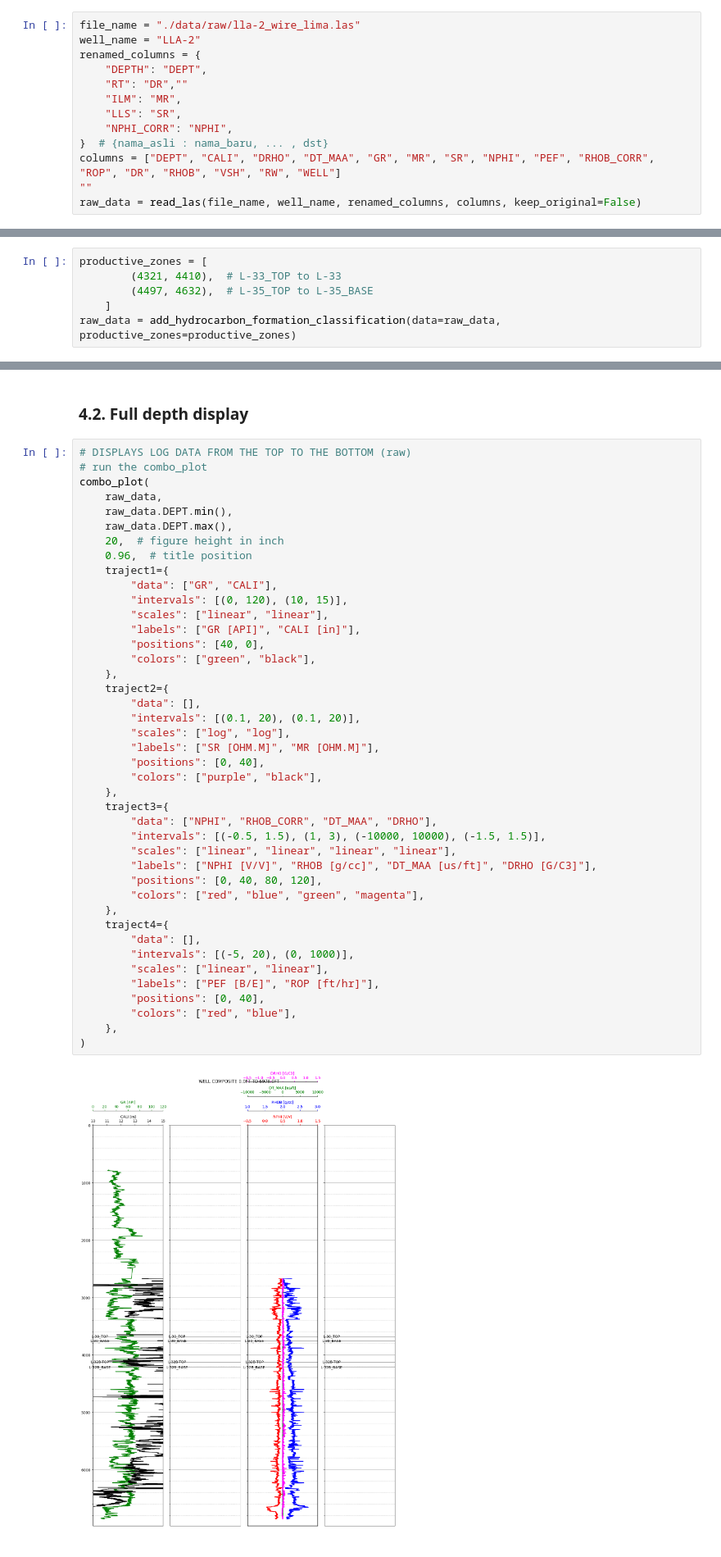
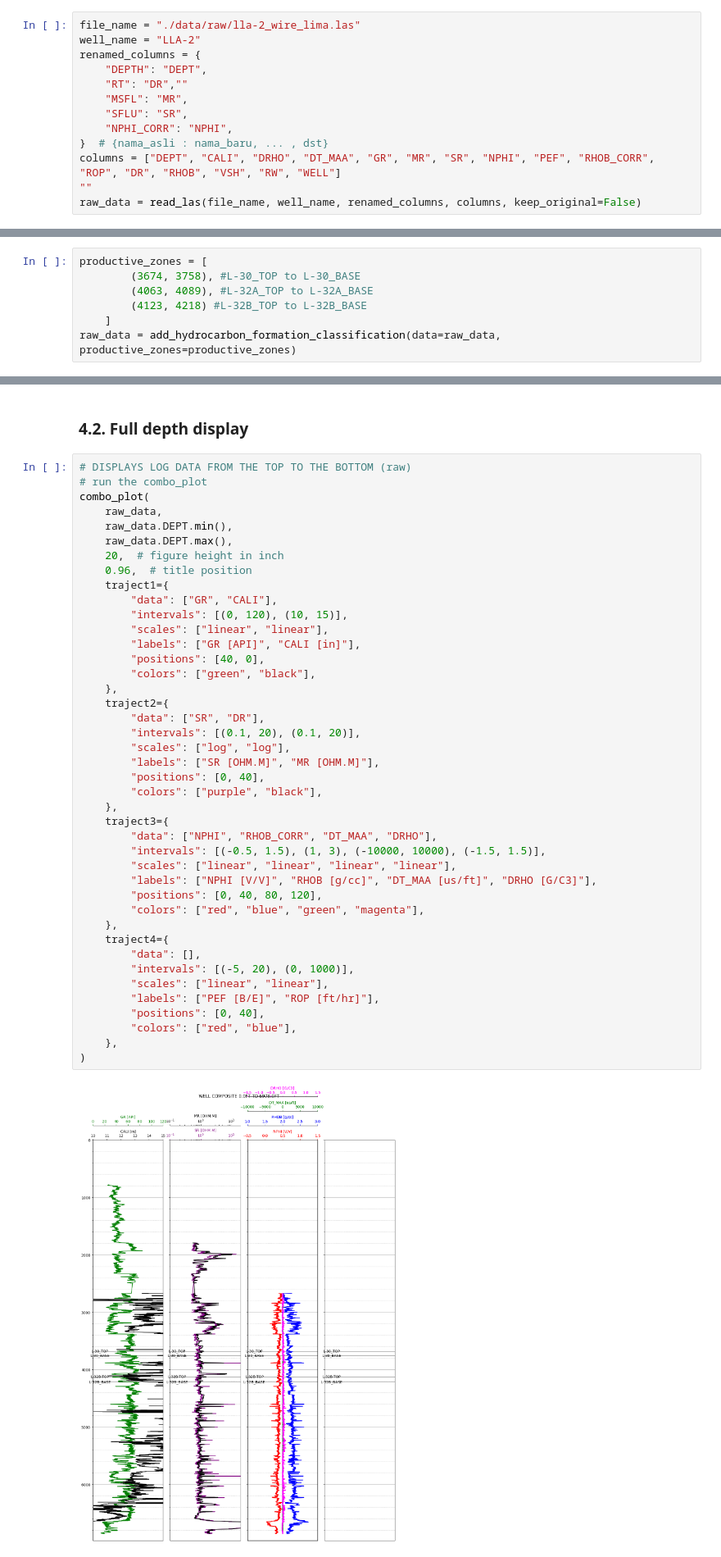
Before and after one commit to ARoyyanF/cuml-tf-model-hydrocarbon-prediction, a Jupyter notebook: BWLI/LLA-2 BWLI_simplified_v2_hydrocarbon layerlabel.ipynb, the cells around one changed output, grey strips where cells are left out. Shown at 82% size. Saved outputs shown, nothing was run; the diff lists cells and outputs as text.

```diff
--- a/BWLI/LLA-2 BWLI_simplified_v2_hydrocarbon layerlabel.ipynb
+++ b/BWLI/LLA-2 BWLI_simplified_v2_hydrocarbon layerlabel.ipynb
@@ -57,8 +57,8 @@ well_name = "LLA-2"
 renamed_columns = {
     "DEPTH": "DEPT",
     "RT": "DR",""
-    "ILM": "MR",
-    "LLS": "SR",
+    "MSFL": "MR",
+    "SFLU": "SR",
     "NPHI_CORR": "NPHI",
 }  # {nama_asli : nama_baru, ... , dst}
 columns = ["DEPT", "CALI", "DRHO", "DT_MAA", "GR", "MR", "SR", "NPHI", "PEF", "RHOB_CORR", "ROP", "DR", "RHOB", "VSH", "RW", "WELL"]
@@ -218,8 +218,9 @@ def add_hydrocarbon_formation_classification(data, productive_zones):
     return result
 # %%
 productive_zones = [
-        (4321, 4410),  # L-33_TOP to L-33
-        (4497, 4632),  # L-35_TOP to L-35_BASE
+        (3674, 3758), #L-30_TOP to L-30_BASE
+        (4063, 4089), #L-32A_TOP to L-32A_BASE
+        (4123, 4218) #L-32B_TOP to L-32B_BASE
     ]
 raw_data = add_hydrocarbon_formation_classification(data=raw_data, productive_zones=productive_zones)
 # %% [markdown]
@@ -362,35 +363,35 @@ combo_plot(
         "scales": ["linear", "linear"],
         "labels": ["GR [API]", "CALI [in]"],
         "positions": [40, 0],
         "colors": ["green", "black"],
     },
     traject2={
-        "data": [],
+        "data": ["SR", "DR"],
         "intervals": [(0.1, 20), (0.1, 20)],
         "scales": ["log", "log"],
         "labels": ["SR [OHM.M]", "MR [OHM.M]"],
         "positions": [0, 40],
         "colors": ["purple", "black"],
     },
     traject3={
         "data": ["NPHI", "RHOB_CORR", "DT_MAA", "DRHO"],
         "intervals": [(-0.5, 1.5), (1, 3), (-10000, 10000), (-1.5, 1.5)],
         "scales": ["linear", "linear", "linear", "linear"],
         "labels": ["NPHI [V/V]", "RHOB [g/cc]", "DT_MAA [us/ft]", "DRHO [G/C3]"],
         "positions": [0, 40, 80, 120],
         "colors": ["red", "blue", "green", "magenta"],
     },
     traject4={
         "data": [],
         "intervals": [(-5, 20), (0, 1000)],
         "scales": ["linear", "linear"],
         "labels": ["PEF [B/E]", "ROP [ft/hr]"],
         "positions": [0, 40],
         "colors": ["red", "blue"],
     },
 )
 # %% [output]
-[figure, old version]
+[figure, new version]
 # %% [markdown]
 ### **4.3. Selected Depth Display**
 # %%
```
Also changed, not shown: parts of 6 cells of this notebook, 6 other files.
